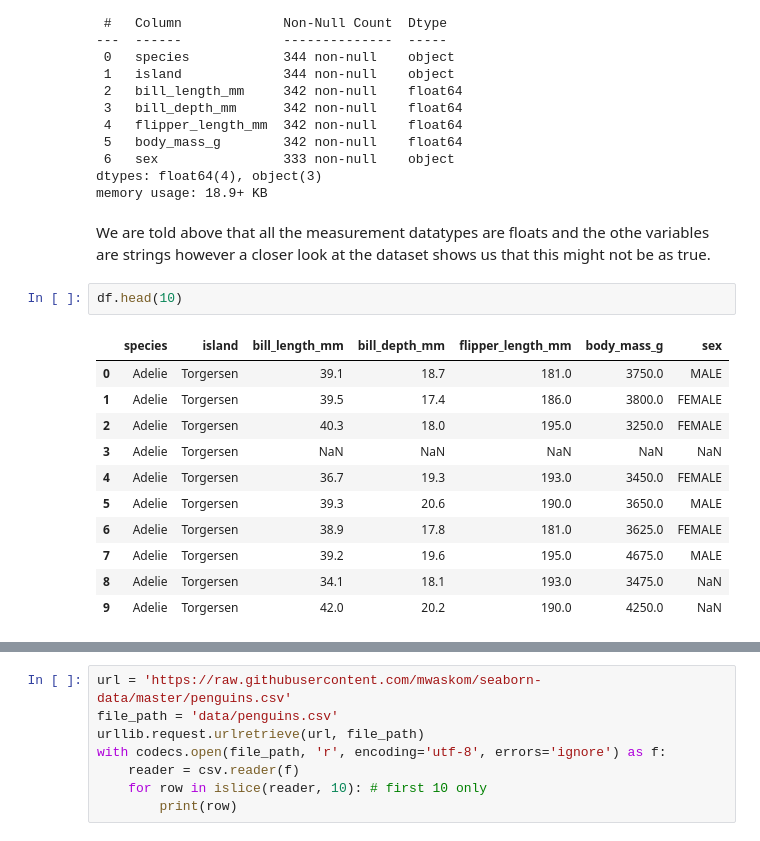
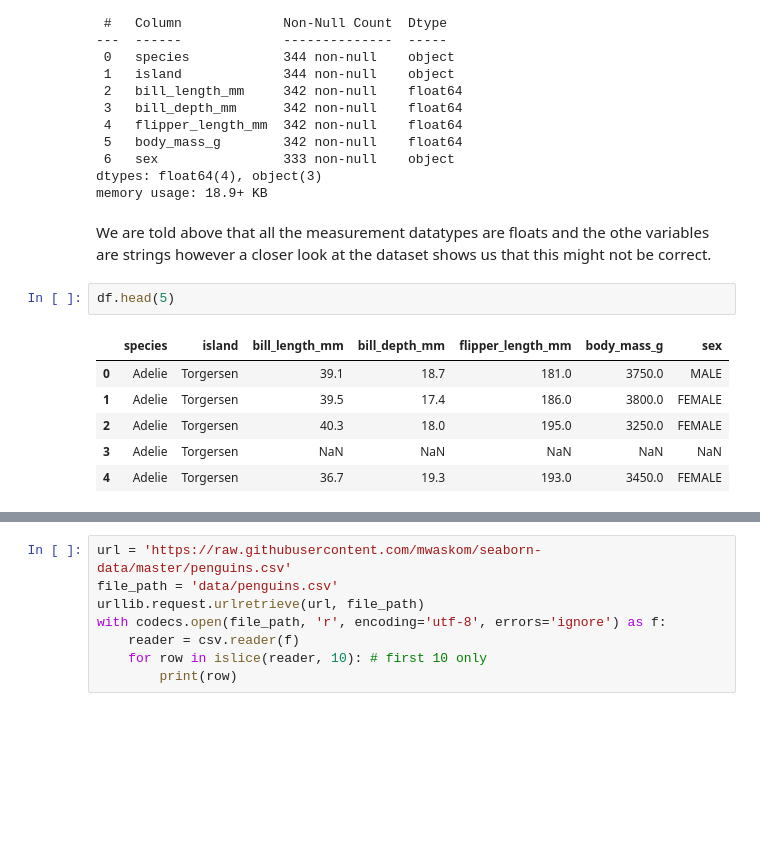
Before and after one commit to decvfox/fofda-assessment, a Jupyter notebook: tasks.ipynb, the cells around one changed output, grey strips where cells are left out. Drawn from its saved outputs; the diff is of its cells as text; blank space fills up the shorter version.

```diff
--- a/tasks.ipynb
+++ b/tasks.ipynb
@@ -121,18 +120,13 @@ Data columns (total 7 columns):
 dtypes: float64(4), object(3)
 memory usage: 18.9+ KB
 # %% [markdown]
-We are told above that all the measurement datatypes are floats and the othe variables are strings however a closer look at the dataset shows us that this might not be as true.
+We are told above that all the measurement datatypes are floats and the othe variables are strings however a closer look at the dataset shows us that this might not be correct.
 # %%
-df.head(10)
+df.head(5)
 # %% [output]
 |  | species | island | bill_length_mm | bill_depth_mm | flipper_length_mm | body_mass_g | sex |
 | 0 | Adelie | Torgersen | 39.1 | 18.7 | 181.0 | 3750.0 | MALE |
 | 1 | Adelie | Torgersen | 39.5 | 17.4 | 186.0 | 3800.0 | FEMALE |
 | 2 | Adelie | Torgersen | 40.3 | 18.0 | 195.0 | 3250.0 | FEMALE |
 | 3 | Adelie | Torgersen | NaN | NaN | NaN | NaN | NaN |
 | 4 | Adelie | Torgersen | 36.7 | 19.3 | 193.0 | 3450.0 | FEMALE |
-| 5 | Adelie | Torgersen | 39.3 | 20.6 | 190.0 | 3650.0 | MALE |
-| 6 | Adelie | Torgersen | 38.9 | 17.8 | 181.0 | 3625.0 | FEMALE |
-| 7 | Adelie | Torgersen | 39.2 | 19.6 | 195.0 | 4675.0 | MALE |
-| 8 | Adelie | Torgersen | 34.1 | 18.1 | 193.0 | 3475.0 | NaN |
-| 9 | Adelie | Torgersen | 42.0 | 20.2 | 190.0 | 4250.0 | NaN |
```
Also changed, not shown: parts of 25 cells of this notebook, 2 other files.
